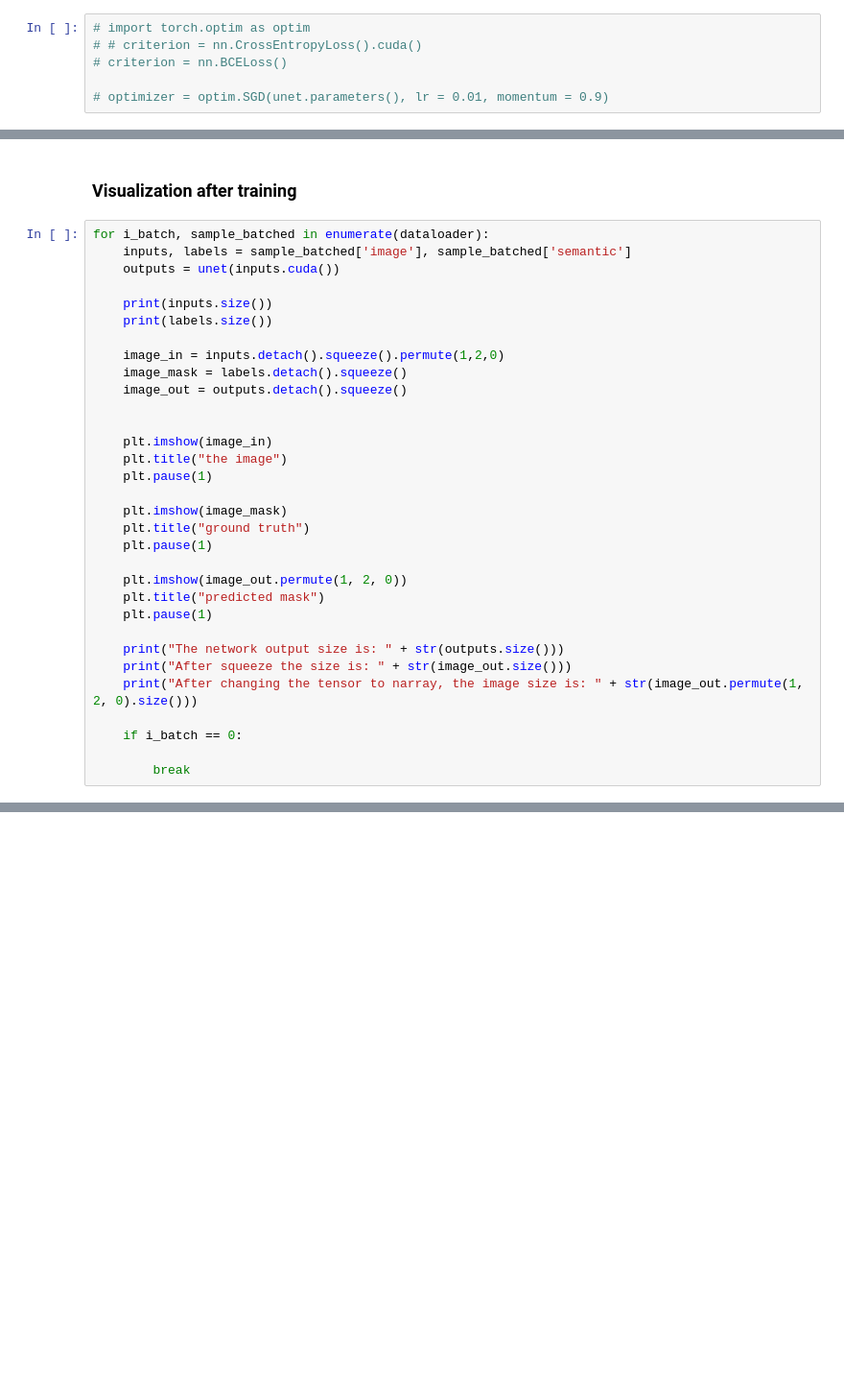
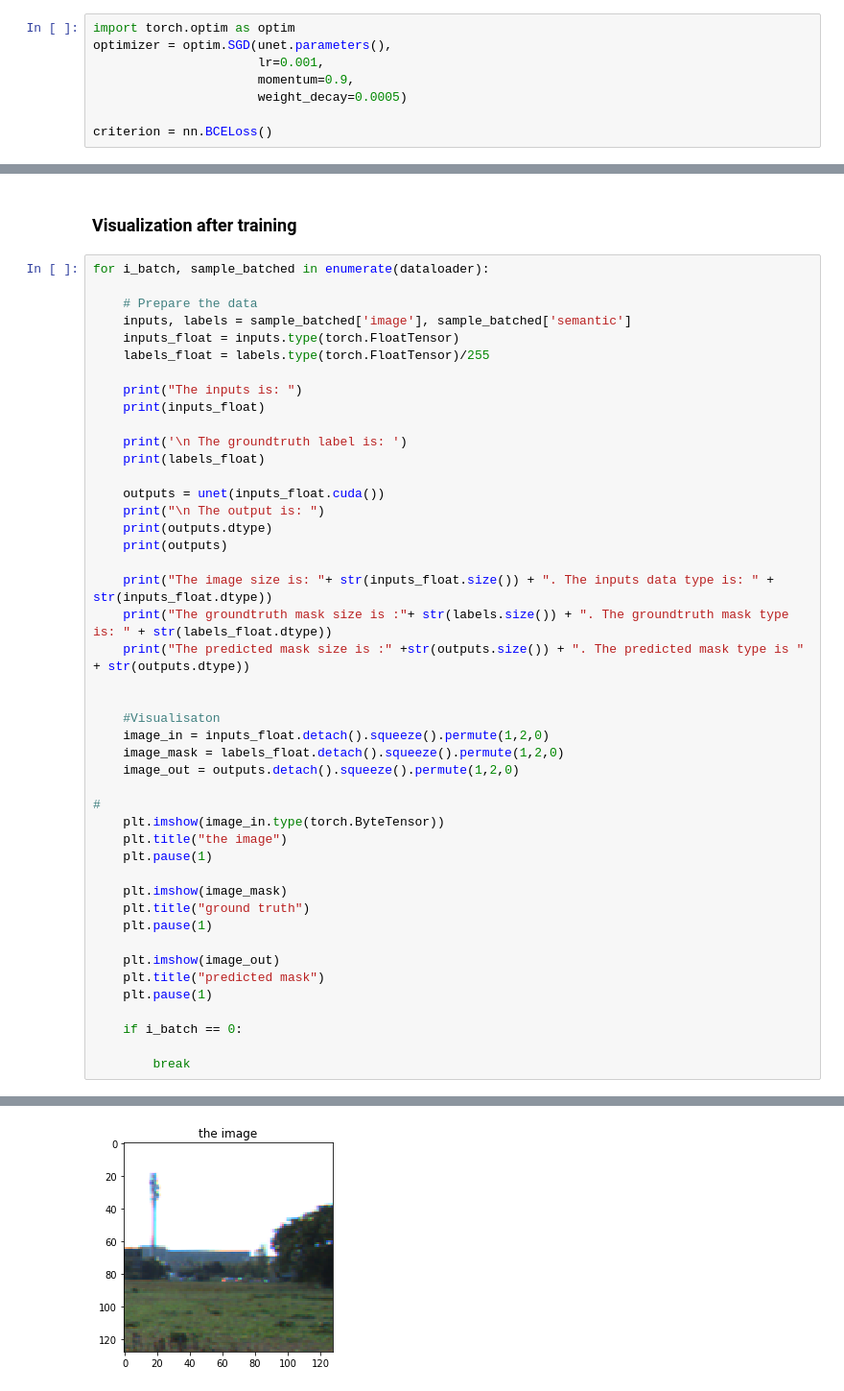
Before and after one commit to xysong1201/MRIImage_segmentation, a Jupyter notebook: Unet.ipynb, the cells around one changed output, grey strips where cells are left out. Shown at 96% size. Cells and saved outputs as stored; diff of their text form; blank space fills up the shorter version.

```diff
--- a/Unet.ipynb
+++ b/Unet.ipynb
@@ -553,8 +637,10 @@ ConnectionResetError: [Errno 104] Connection reset by peer
 # %% [markdown]
 ### Define a Loss function and optimizer
 # %%
-# import torch.optim as optim
-# # criterion = nn.CrossEntropyLoss().cuda()
-# criterion = nn.BCELoss()
+import torch.optim as optim
+optimizer = optim.SGD(unet.parameters(),
+                      lr=0.001,
+                      momentum=0.9,
+                      weight_decay=0.0005)
 
-# optimizer = optim.SGD(unet.parameters(), lr = 0.01, momentum = 0.9)
+criterion = nn.BCELoss()
@@ -711,18 +747,35 @@ KeyboardInterrupt:
 ### Visualization after training
 # %%
 for i_batch, sample_batched in enumerate(dataloader):
+
+    # Prepare the data
     inputs, labels = sample_batched['image'], sample_batched['semantic']
-    outputs = unet(inputs.cuda())
+    inputs_float = inputs.type(torch.FloatTensor)
+    labels_float = labels.type(torch.FloatTensor)/255
 
-    print(inputs.size())
-    print(labels.size())
+    print("The inputs is: ")
+    print(inputs_float)
 
-    image_in = inputs.detach().squeeze().permute(1,2,0)
-    image_mask = labels.detach().squeeze()
-    image_out = outputs.detach().squeeze()
+    print('\n The groundtruth label is: ')
+    print(labels_float)
+
+    outputs = unet(inputs_float.cuda())
+    print("\n The output is: ")
+    print(outputs.dtype)
+    print(outputs)
+
+    print("The image size is: "+ str(inputs_float.size()) + ". The inputs data type is: " + str(inputs_float.dtype))
+    print("The groundtruth mask size is :"+ str(labels.size()) + ". The groundtruth mask type is: " + str(labels_float.dtype))
+    print("The predicted mask size is :" +str(outputs.size()) + ". The predicted mask type is " + str(outputs.dtype))
 
 
-    plt.imshow(image_in)
+    #Visualisaton
+    image_in = inputs_float.detach().squeeze().permute(1,2,0)
+    image_mask = labels_float.detach().squeeze().permute(1,2,0)
+    image_out = outputs.detach().squeeze().permute(1,2,0)
+
+#
+    plt.imshow(image_in.type(torch.ByteTensor))
     plt.title("the image")
     plt.pause(1)
 
@@ -730,14 +783,11 @@ for i_batch, sample_batched in enumerate(dataloader):
     plt.title("ground truth")
     plt.pause(1)
 
-    plt.imshow(image_out.permute(1, 2, 0))
+    plt.imshow(image_out)
     plt.title("predicted mask")
     plt.pause(1)
-
-    print("The network output size is: " + str(outputs.size()))
-    print("After squeeze the size is: " + str(image_out.size()))
-    print("After changing the tensor to narray, the image size is: " + str(image_out.permute(1, 2, 0).size()))
 
     if i_batch == 0:
 
         break
+# %% [output]
@@ -743,0 +811 @@ for i_batch, sample_batched in enumerate(dataloader):
+[figure, added]
```
Also changed, not shown: parts of 27 cells of this notebook.
